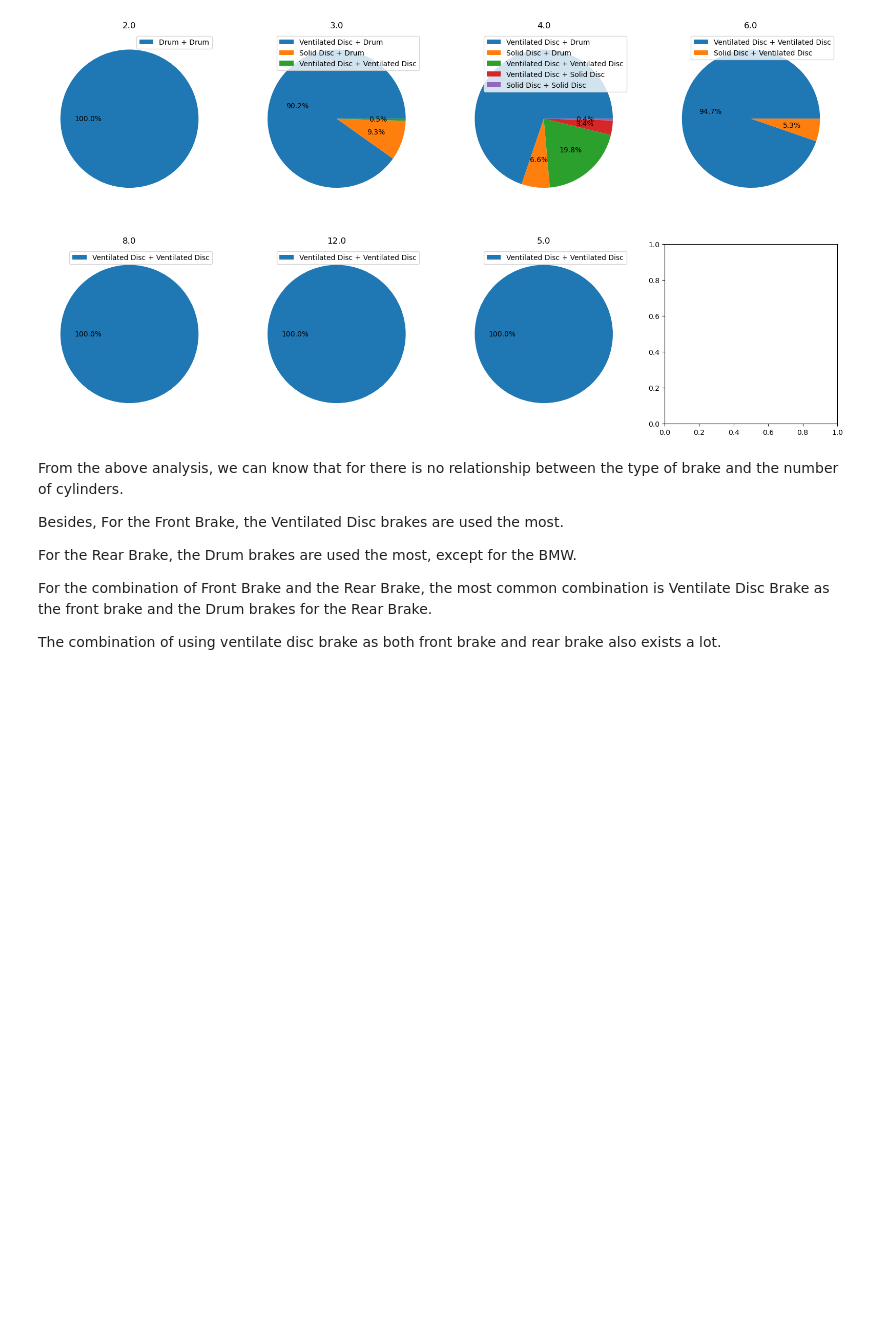
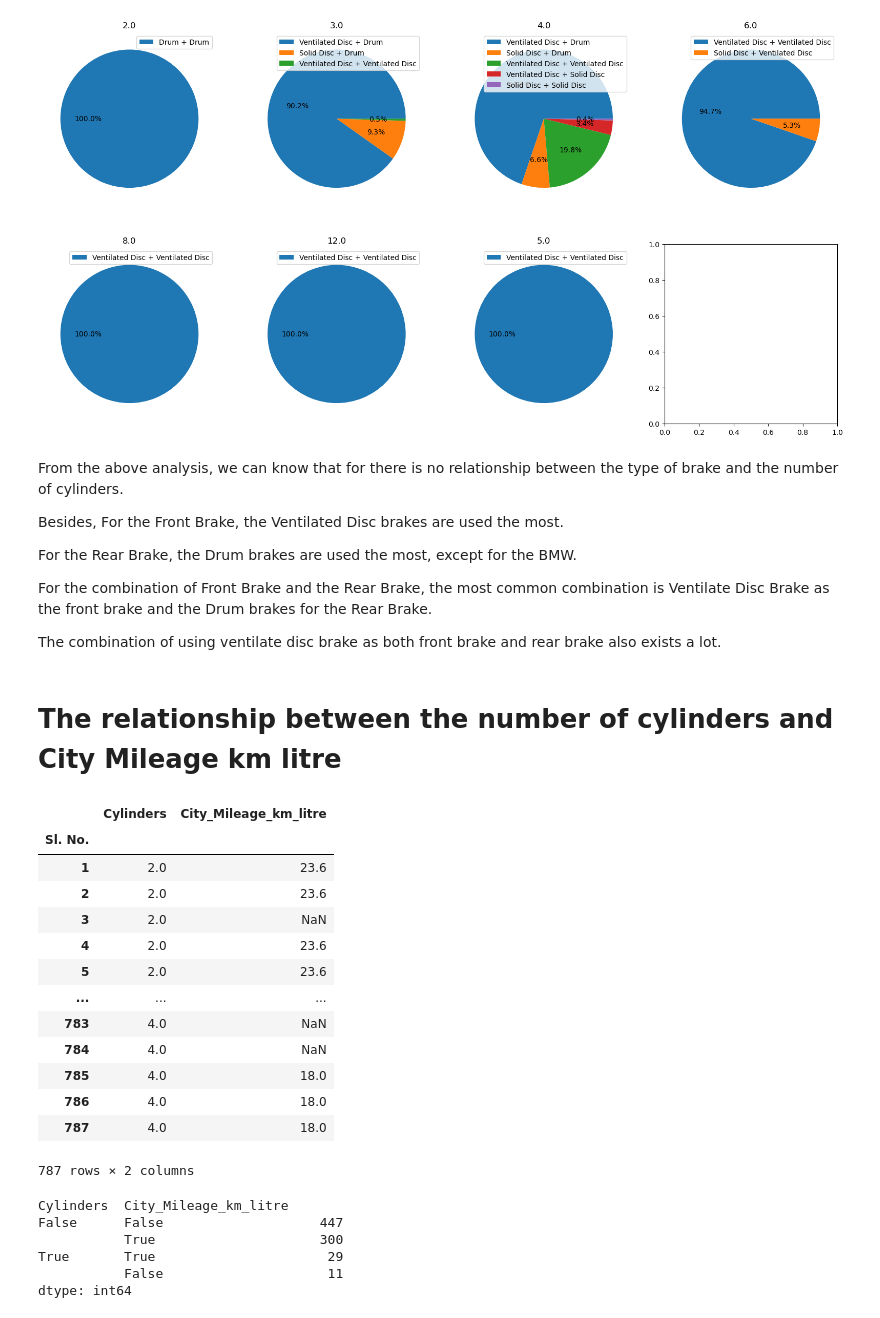
Before and after one commit to Hejiaqi9873/Case_study_4_automobile, a Jupyter notebook: case_study4.ipynb, the cells around one changed output. Cells and saved outputs as stored; diff of their text form; code cells hidden in the pictures; blank space fills up the shorter version.

```diff
--- a/case_study4.ipynb
+++ b/case_study4.ipynb
@@ -580,3 +581,32 @@ For the Rear Brake, the Drum brakes are used the most, except for the BMW.
 For the combination of Front Brake and the Rear Brake, the most common combination is Ventilate Disc Brake as the front brake and the Drum brakes for the Rear Brake.
 
 The combination of using ventilate disc brake as both front brake and rear brake also exists a lot.
+# %% [markdown]
+# The relationship between the number of cylinders and City Mileage km litre
+# %%
+q3_df = df[['Cylinders', 'City_Mileage_km_litre']]
+q3_df
+# %% [output]
+|  | Cylinders | City_Mileage_km_litre |
+| Sl. No. |  |  |
+| 1 | 2.0 | 23.6 |
+| 2 | 2.0 | 23.6 |
+| 3 | 2.0 | NaN |
+| 4 | 2.0 | 23.6 |
+| 5 | 2.0 | 23.6 |
+| ... | ... | ... |
+| 783 | 4.0 | NaN |
+| 784 | 4.0 | NaN |
+| 785 | 4.0 | 18.0 |
+| 786 | 4.0 | 18.0 |
+| 787 | 4.0 | 18.0 |
+787 rows × 2 columns
+# %%
+q3_df.isna().value_counts()
+# %% [output]
+Cylinders  City_Mileage_km_litre
+False      False                    447
+           True                     300
+True       True                      29
+           False                     11
+dtype: int64
```
Also changed, not shown: parts of 5 cells of this notebook, 1 other file.
